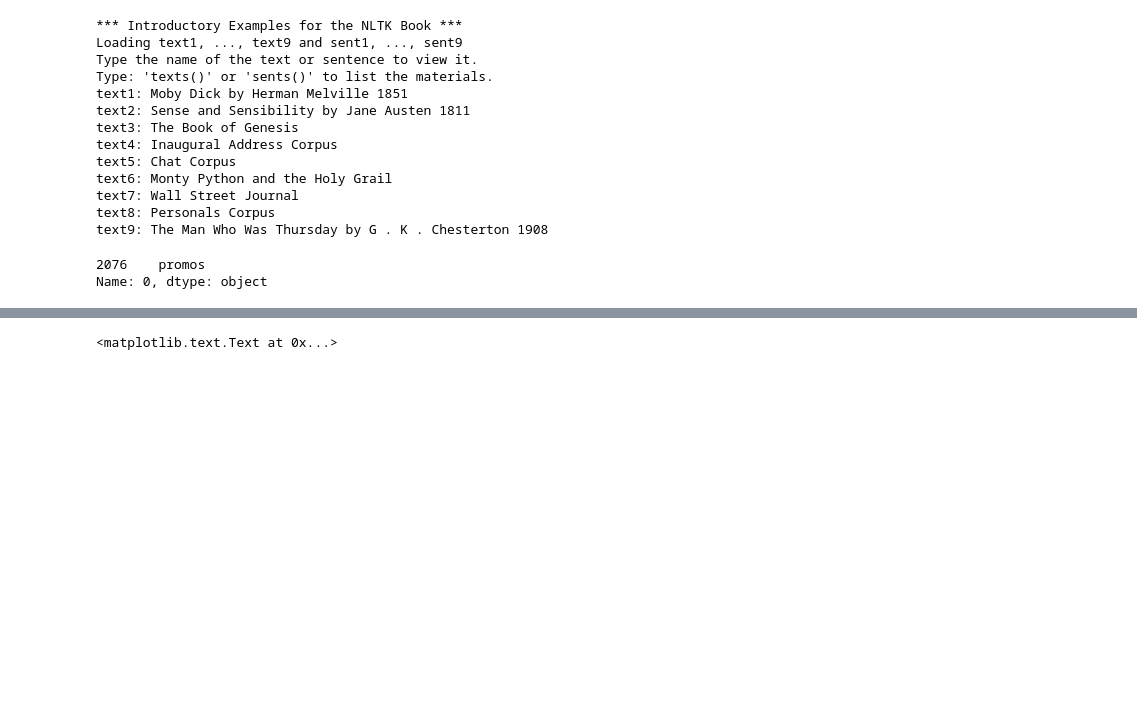
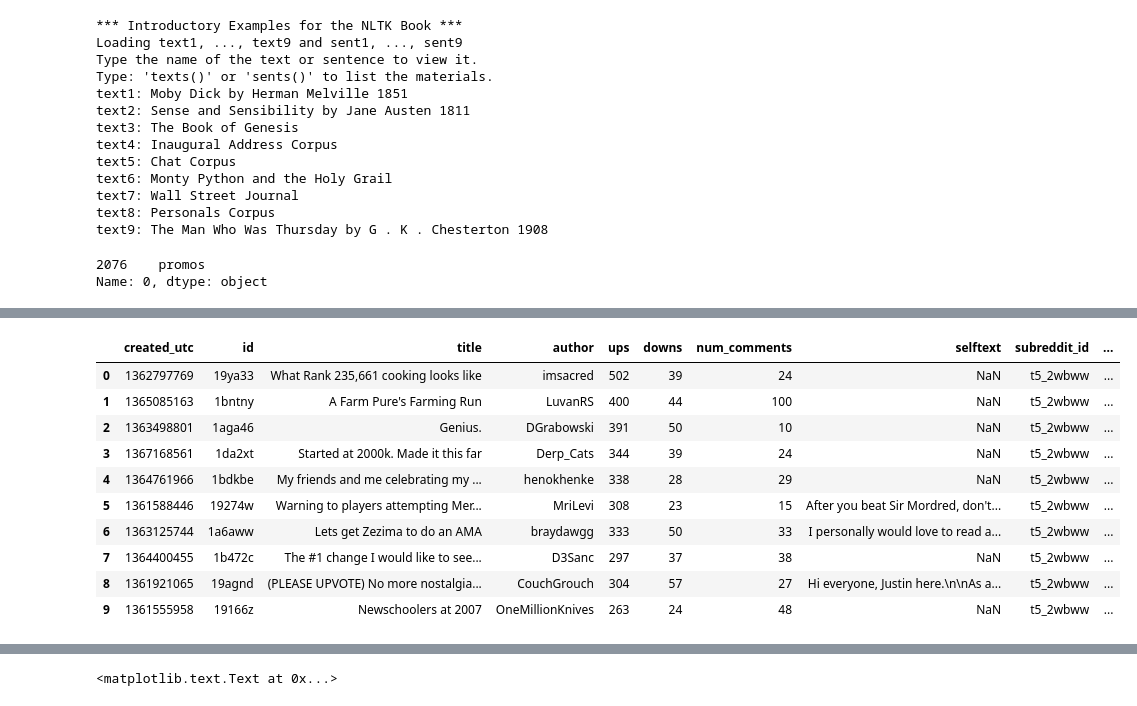
Before and after one commit to grepJimmyGu/capstone, a Jupyter notebook: Project.ipynb, the cells around one changed output, grey strips where cells are left out. Saved outputs shown, nothing was run; the diff lists cells and outputs as text; code cells hidden in the pictures; blank space fills up the shorter version.

```diff
--- a/Project.ipynb
+++ b/Project.ipynb
@@ -93,0 +70,17 @@ Name: 0x10c, dtype: int64
+# %%
+# Test: The previous code works fairly well since the result is the same compared with the
+# original data file "2007scapeClean.csv"
+Test = pd.read_table("2007scapeClean.csv")
+Test.head(10)
+# %% [output]
+|  | created_utc | id | title | author | ups | downs | num_comments | selftext | subreddit_id | ... |
+| 0 | 1362797769 | 19ya33 | What Rank 235,661 cooking looks like | imsacred | 502 | 39 | 24 | NaN | t5_2wbww | ... |
+| 1 | 1365085163 | 1bntny | A Farm Pure's Farming Run | LuvanRS | 400 | 44 | 100 | NaN | t5_2wbww | ... |
+| 2 | 1363498801 | 1aga46 | Genius. | DGrabowski | 391 | 50 | 10 | NaN | t5_2wbww | ... |
+| 3 | 1367168561 | 1da2xt | Started at 2000k. Made it this far | Derp_Cats | 344 | 39 | 24 | NaN | t5_2wbww | ... |
+| 4 | 1364761966 | 1bdkbe | My friends and me celebrating my ... | henokhenke | 338 | 28 | 29 | NaN | t5_2wbww | ... |
+| 5 | 1361588446 | 19274w | Warning to players attempting Mer... | MriLevi | 308 | 23 | 15 | After you beat Sir Mordred, don't... | t5_2wbww | ... |
+| 6 | 1363125744 | 1a6aww | Lets get Zezima to do an AMA | braydawgg | 333 | 50 | 33 | I personally would love to read a... | t5_2wbww | ... |
+| 7 | 1364400455 | 1b472c | The #1 change I would like to see... | D3Sanc | 297 | 37 | 38 | NaN | t5_2wbww | ... |
+| 8 | 1361921065 | 19agnd | (PLEASE UPVOTE) No more nostalgia... | CouchGrouch | 304 | 57 | 27 | Hi everyone, Justin here.\n\nAs a... | t5_2wbww | ... |
+| 9 | 1361555958 | 19166z | Newschoolers at 2007 | OneMillionKnives | 263 | 24 | 48 | NaN | t5_2wbww | ... |
```
Also changed, not shown: parts of 18 cells of this notebook.
